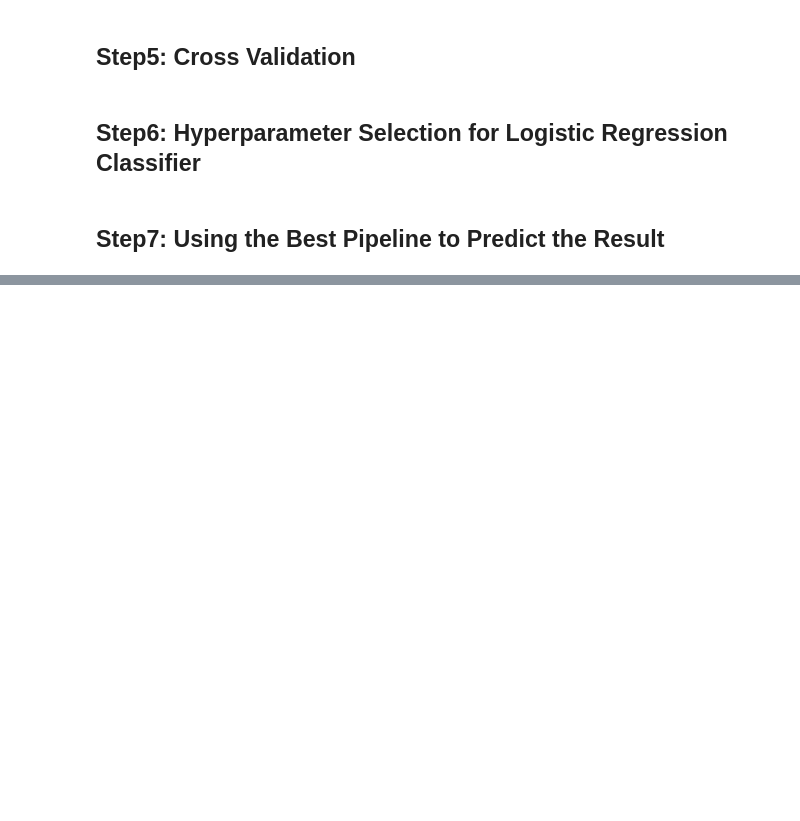
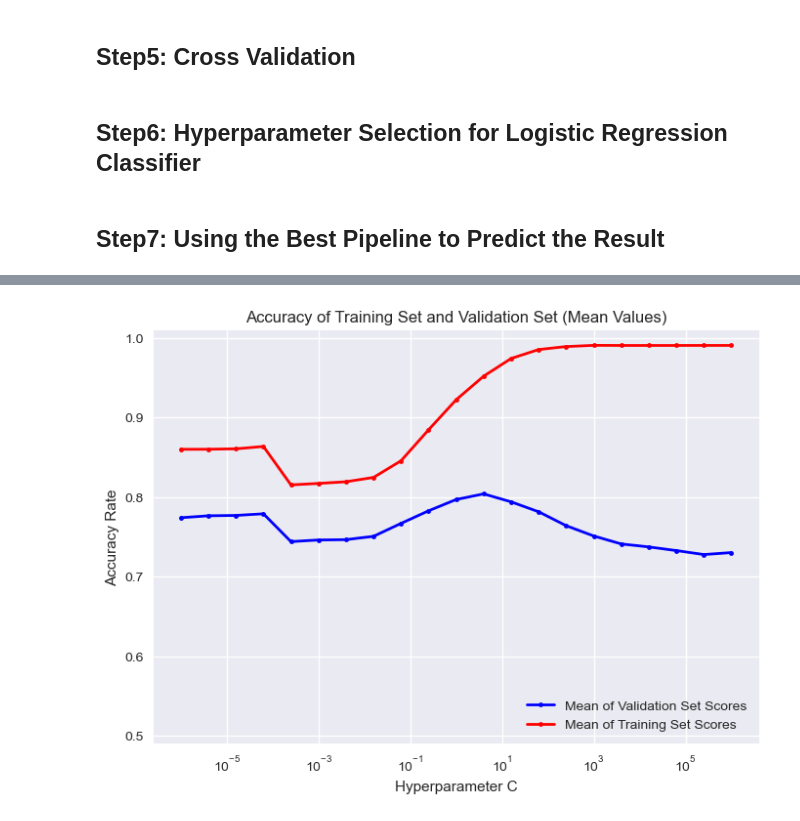
Before and after one commit to shigureTufts/CS135_ProjectA, a Jupyter notebook: wokring_notebook.ipynb, the cells around one changed output, grey strips where cells are left out. Cells and saved outputs as stored; diff of their text form; code cells hidden in the pictures; blank space fills up the shorter version.

```diff
--- a/wokring_notebook.ipynb
+++ b/wokring_notebook.ipynb
@@ -553,0 +554,82 @@ my_classifier__C: 1.0
+# %%
+my_tfidf_classifier_pipeline = sklearn.pipeline.Pipeline([
+    ('my_tfidf_feature_extractor',
+     TfidfVectorizer(min_df=1, max_df=1.0, ngram_range=(1, 1), vocabulary=vocab_dict)),
+    ('my_classifier',
+     sklearn.linear_model.LogisticRegression(C=1.0, max_iter=10000, random_state=101, solver='lbfgs'))
+])
+
+
+my_tfidf_grid_by_name = dict()
+my_tfidf_grid_by_name['my_tfidf_feature_extractor__min_df'] = [1]
+my_tfidf_grid_by_name['my_classifier__C'] = np.logspace(-6, 6, 21)
+y_true = np.ravel(y_train_df)
+tfidf_grid_searcher = sklearn.model_selection.GridSearchCV(
+    my_tfidf_classifier_pipeline,
+    my_tfidf_grid_by_name,
+    scoring='accuracy',
+    cv=10,
+    refit=False,
+    return_train_score=True,
+    n_jobs=-1
+)
+
+tfidf_grid_searcher.fit(tr_text_list, y_true)
+
+tfidf_gsearch_results_df = pd.DataFrame(tfidf_grid_searcher.cv_results_).copy()
+
+param_keys = ['param_my_tfidf_feature_extractor__min_df', 'param_my_classifier__C']
+
+# Rearrange row order so it is easy to skim
+tfidf_gsearch_results_df.sort_values(param_keys, inplace=True)
+
+var = tfidf_gsearch_results_df[param_keys + ['mean_test_score', 'rank_test_score']]
+
+print(var)
+
+new_tfidf_pipeline = sklearn.pipeline.Pipeline([
+    ('my_tfidf_feature_extractor', TfidfVectorizer(min_df=1, max_df=1.0, ngram_range=(1, 1),
+                                                 vocabulary=vocab_dict, binary=False)),
+    ('my_classifier', sklearn.linear_model.LogisticRegression(C=2.06913808111479, max_iter=1000,
+                                                              penalty='l2', solver='lbfgs'))
+])
+
+new_tfidf_pipeline.fit(tr_text_list, y_true)
+yhat_tr_N = new_tfidf_pipeline.predict(tr_text_list)
+acc = np.mean(y_true == yhat_tr_N)
+print(acc)
+
+# yhat_test_N = new_pipeline.predict_proba(test_text_list)
+yhat_test_N = new_tfidf_pipeline.predict(test_text_list)
+
+
+plt.plot(tfidf_gsearch_results_df['param_my_classifier__C'], tfidf_gsearch_results_df['mean_test_score'],
+         '.-', color='b', lw=2, label='Mean of Validation Set Scores')
+plt.plot(tfidf_gsearch_results_df['param_my_classifier__C'], tfidf_gsearch_results_df['mean_train_score'],
+         '.-', color='r', lw=2, label='Mean of Training Set Scores')
+# plt.plot(gsearch_results_df_2['param_my_classifier__C'], gsearch_results_df_2['split2_test_score'],
+#          '.-', color='y', lw=2, label='Split 3 Validation Set Score')
+# plt.plot(gsearch_results_df_2['param_my_classifier__C'], gsearch_results_df_2['split3_test_score'],
+#          '.-', color='g', lw=2, label='Split 4 Validation Set Score')
+# plt.plot(gsearch_results_df_2['param_my_classifier__C'], gsearch_results_df_2['split4_test_score'],
+#          '.-', color='orange', lw=2, label='Split 5 Validation Set Score')
+# plt.plot(gsearch_results_df_2['param_my_classifier__C'], gsearch_results_df_2['mean_test_score'],
+#          '*-', color='black', lw=2, label='Mean Value of Validation Set Scores')
+
+
+plt.xscale("log")
+
+
+plt.title("Accuracy of Training Set and Validation Set (Mean Values)");
+plt.xlabel('Hyperparameter C');
+plt.ylabel('Accuracy Rate');
+plt.legend(loc='lower right');
+B = 0.01
+
+
+# plt.xlim([0 - B, 1 + B]);
+plt.ylim([0.5 - B, 1 + B]);
+
+for param_name in sorted(my_tfidf_grid_by_name.keys()):
+    print("%s: %r" % (param_name, tfidf_grid_searcher.best_params_[param_name]))
+# %% [output]
@@ -553,0 +653 @@ my_classifier__C: 1.0
+[figure, added]
```
Also changed, not shown: parts of 4 cells of this notebook, 2 other files.
